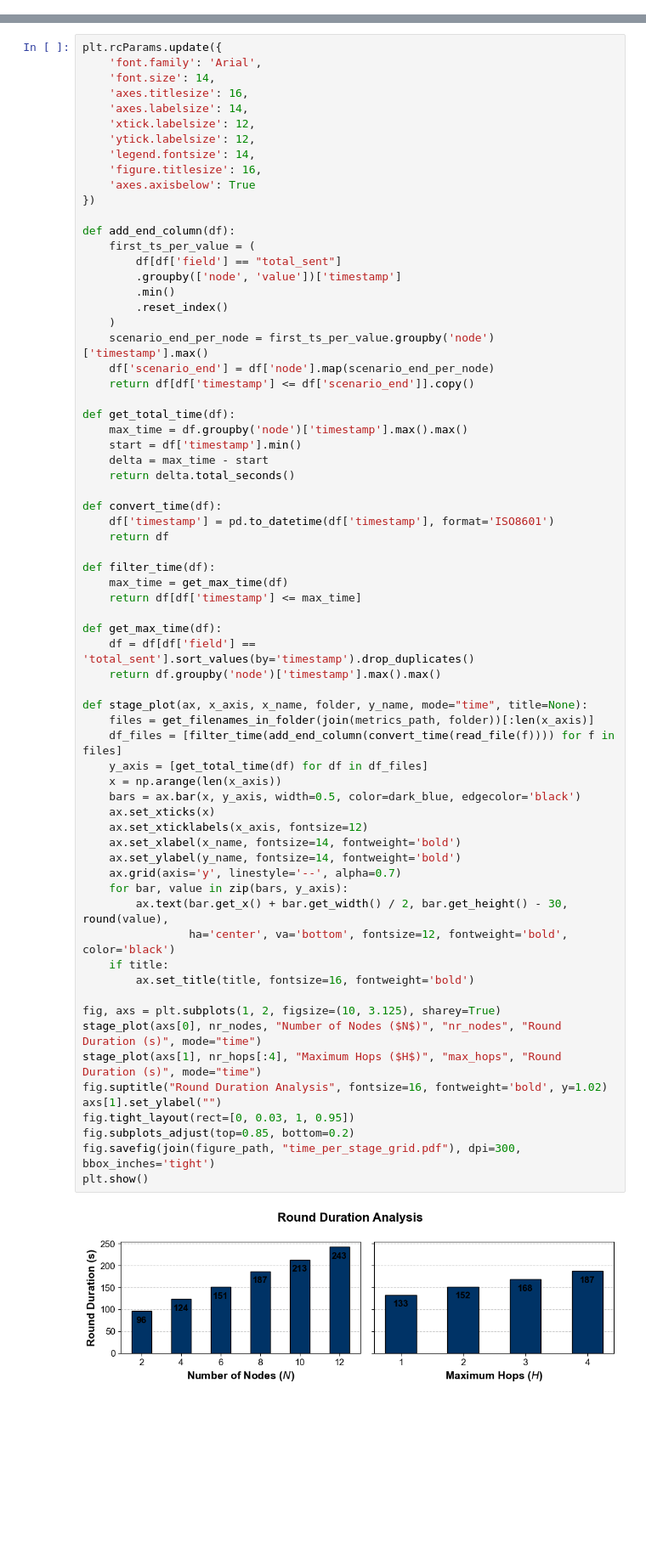
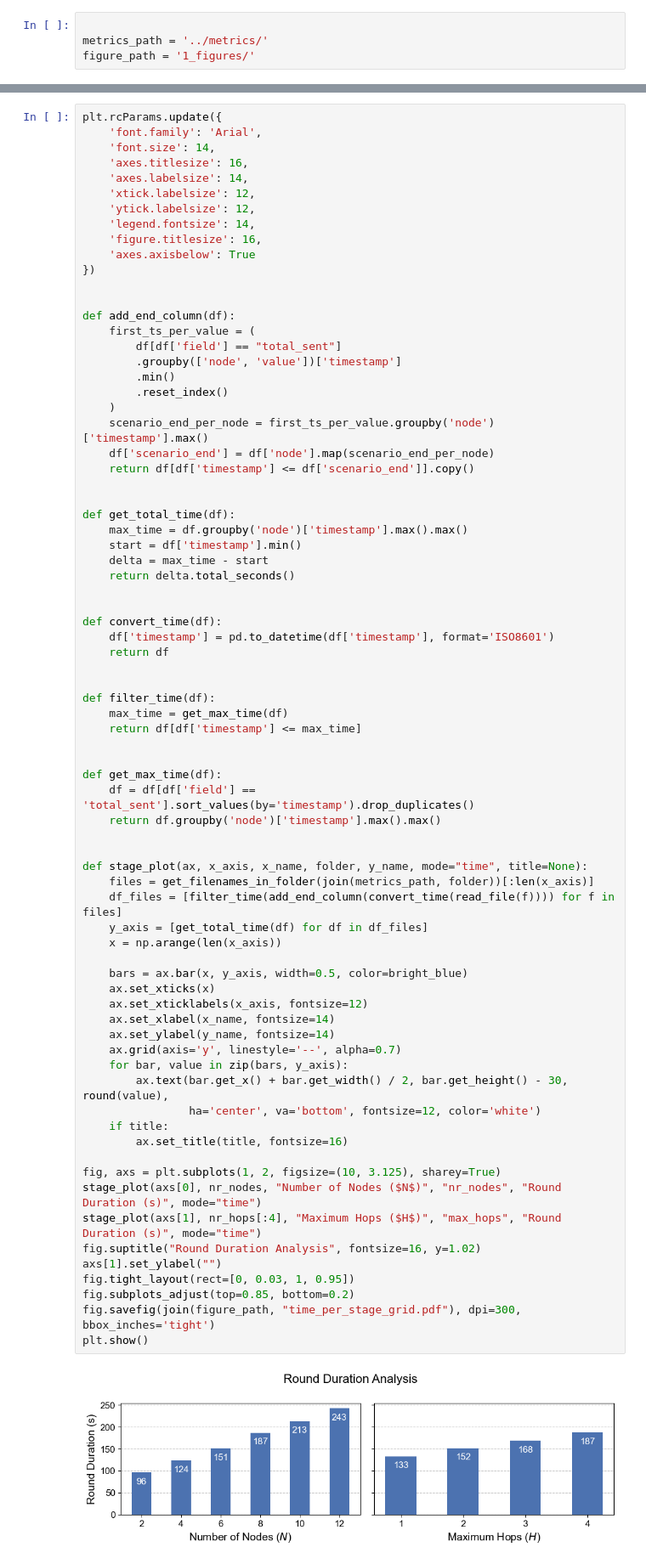
Before and after one commit to Altishofer/DFL_PeerBasedMixing, a Jupyter notebook: experiments/1_general_metrics.ipynb, the cells around one changed output, grey strips where cells are left out. Shown at 85% size. Drawn from its saved outputs; the diff is of its cells as text; blank space fills up the shorter version.

```diff
--- a/experiments/1_general_metrics.ipynb
+++ b/experiments/1_general_metrics.ipynb
@@ -0,0 +10,4 @@
+# %%
+
+metrics_path = '../metrics/'
+figure_path = '1_figures/'
@@ -473,6 +480,7 @@ plt.rcParams.update({
     'axes.axisbelow': True
 })
 
+
 def add_end_column(df):
     first_ts_per_value = (
         df[df['field'] == "total_sent"]
@@ -484,49 +492,55 @@ def add_end_column(df):
     df['scenario_end'] = df['node'].map(scenario_end_per_node)
     return df[df['timestamp'] <= df['scenario_end']].copy()
 
+
 def get_total_time(df):
     max_time = df.groupby('node')['timestamp'].max().max()
     start = df['timestamp'].min()
     delta = max_time - start
     return delta.total_seconds()
 
+
 def convert_time(df):
     df['timestamp'] = pd.to_datetime(df['timestamp'], format='ISO8601')
     return df
+
 
 def filter_time(df):
     max_time = get_max_time(df)
     return df[df['timestamp'] <= max_time]
 
+
 def get_max_time(df):
     df = df[df['field'] == 'total_sent'].sort_values(by='timestamp').drop_duplicates()
     return df.groupby('node')['timestamp'].max().max()
+
 
 def stage_plot(ax, x_axis, x_name, folder, y_name, mode="time", title=None):
     files = get_filenames_in_folder(join(metrics_path, folder))[:len(x_axis)]
     df_files = [filter_time(add_end_column(convert_time(read_file(f)))) for f in files]
     y_axis = [get_total_time(df) for df in df_files]
     x = np.arange(len(x_axis))
-    bars = ax.bar(x, y_axis, width=0.5, color=dark_blue, edgecolor='black')
+
+    bars = ax.bar(x, y_axis, width=0.5, color=bright_blue)
     ax.set_xticks(x)
     ax.set_xticklabels(x_axis, fontsize=12)
-    ax.set_xlabel(x_name, fontsize=14, fontweight='bold')
-    ax.set_ylabel(y_name, fontsize=14, fontweight='bold')
+    ax.set_xlabel(x_name, fontsize=14)
+    ax.set_ylabel(y_name, fontsize=14)
     ax.grid(axis='y', linestyle='--', alpha=0.7)
     for bar, value in zip(bars, y_axis):
         ax.text(bar.get_x() + bar.get_width() / 2, bar.get_height() - 30, round(value),
-                ha='center', va='bottom', fontsize=12, fontweight='bold', color='black')
+                ha='center', va='bottom', fontsize=12, color='white')
     if title:
-        ax.set_title(title, fontsize=16, fontweight='bold')
+        ax.set_title(title, fontsize=16)
 
 fig, axs = plt.subplots(1, 2, figsize=(10, 3.125), sharey=True)
 stage_plot(axs[0], nr_nodes, "Number of Nodes ($N$)", "nr_nodes", "Round Duration (s)", mode="time")
 stage_plot(axs[1], nr_hops[:4], "Maximum Hops ($H$)", "max_hops", "Round Duration (s)", mode="time")
-fig.suptitle("Round Duration Analysis", fontsize=16, fontweight='bold', y=1.02)
+fig.suptitle("Round Duration Analysis", fontsize=16, y=1.02)
 axs[1].set_ylabel("")
 fig.tight_layout(rect=[0, 0.03, 1, 0.95])
 fig.subplots_adjust(top=0.85, bottom=0.2)
 fig.savefig(join(figure_path, "time_per_stage_grid.pdf"), dpi=300, bbox_inches='tight')
 plt.show()
 # %% [output]
-[figure, old version]
+[figure, new version]
```
Also changed, not shown: parts of 5 cells of this notebook, 38 other files.
